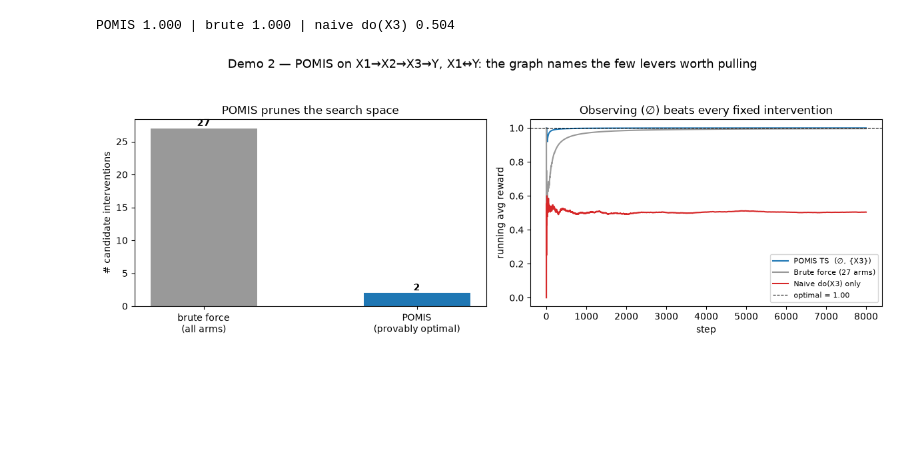
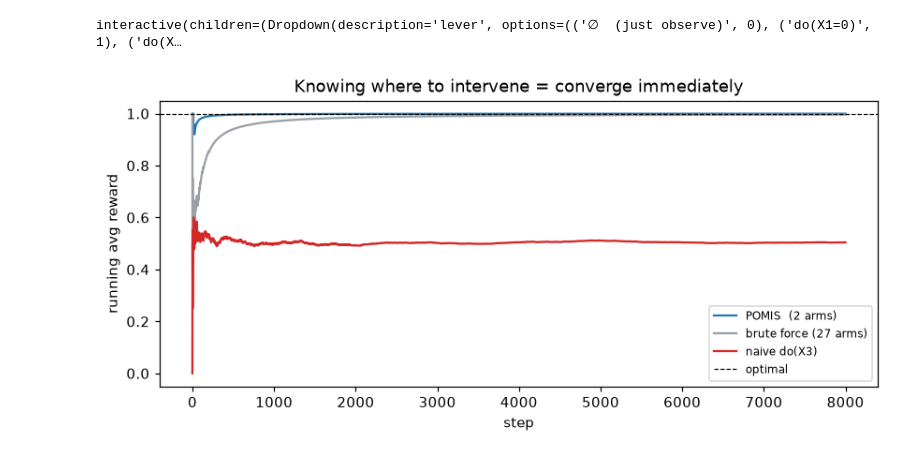
Before and after one commit to raphaelrrcoelho/causalrl, a Jupyter notebook: examples/presentation/causal_rl_presentation.ipynb, the cells around one changed output. Cells and saved outputs as stored; diff of their text form; code cells hidden in the pictures; blank space fills up the shorter version.

```diff
--- a/examples/presentation/causal_rl_presentation.ipynb
+++ b/examples/presentation/causal_rl_presentation.ipynb
@@ -135,50 +225,52 @@ optimal value: 1.0
+# %%
+# ▶ live: pick any lever and read its value + whether POMIS bothered to keep it
+def show_arm(idx):
+    arm = chain_env.arms[idx]
+    val = chain_env.arm_values[idx]
+    keep = in_pomis(arm)
+    bar = "█" * int(round(val * 30))
+    print(f"{arm_label(arm):>22}   value = {val:.3f}  {bar}")
+    print(f"{'':>22}   POMIS keeps this lever? {'YES ✓' if keep else 'no — provably not optimal'}")
+    if not arm:
+        print("\n   ↑ doing nothing but *observing* is the best arm here (the MABUC effect on a chain).")
+
+
+widgets.interact(show_arm,
+                 idx=widgets.Dropdown(options=[(arm_label(a), i) for i, a in enumerate(chain_env.arms)],
+                                      value=0, description="lever"));
+# %% [output]
+interactive(children=(Dropdown(description='lever', options=(('∅  (just observe)', 0), ('do(X1=0)', 1), ('do(X…
 # %%
+# ▶ live + ▦ scoreboard: POMIS agent searches 2 arms, brute force flails over 27
 from causalrl.agents.scbandit import (
-    BruteForceInterventionTS,
-    FixedSetThompsonSampling,
-    POMISThompsonSampling,
+    BruteForceInterventionTS, FixedSetThompsonSampling, POMISThompsonSampling,
 )
 
 
-def run_sc(agent, steps=8000, seed=1):
-    obs, _ = env.reset(seed=seed)
+def tail_reward(agent, steps=8000, seed=1):
+    obs, _ = chain_env.reset(seed=seed)
     rewards = []
     for _ in range(steps):
         a = agent.act(obs)
-        nobs, r, _, _, _ = env.step(a)
+        nobs, r, _, _, _ = chain_env.step(a)
         agent.update(obs, a, r)
         rewards.append(r)
         obs = nobs
     return np.asarray(rewards, float)
 
 
-pomis_r = run_sc(POMISThompsonSampling(env.graph, env.reward, env.arms, seed=0,
-                                       manipulable=env.manipulable))
-brute_r = run_sc(BruteForceInterventionTS(env.arms, seed=0), seed=2)
-naive_r = run_sc(FixedSetThompsonSampling(env.arms, {"X3"}, seed=0), seed=3)
-print(f"POMIS {pomis_r[-2000:].mean():.3f} | brute {brute_r[-2000:].mean():.3f} | "
-      f"naive do(X3) {naive_r[-2000:].mean():.3f}")
+pomis_r = tail_reward(POMISThompsonSampling(chain_env.graph, chain_env.reward, chain_env.arms,
+                                            seed=0, manipulable=chain_env.manipulable))
+brute_r = tail_reward(BruteForceInterventionTS(chain_env.arms, seed=0), seed=2)
+naive_r = tail_reward(FixedSetThompsonSampling(chain_env.arms, {"X3"}, seed=0), seed=3)
+
+fig, ax = plt.subplots(figsize=(9, 3.6))
+ax.plot(np.cumsum(pomis_r) / (np.arange(8000) + 1), color=BLUE, label="POMIS  (2 arms)")
+ax.plot(np.cumsum(brute_r) / (np.arange(8000) + 1), color=GREY, label="brute force (27 arms)")
+ax.plot(np.cumsum(naive_r) / (np.arange(8000) + 1), color=RED, label="naive do(X3)")
+ax.axhline(chain_env.optimal_value, ls="--", c="k", lw=0.8, label="optimal")
+ax.set_xlabel("step"); ax.set_ylabel("running avg reward")
+ax.set_title("Knowing where to intervene = converge immediately"); ax.legend(fontsize=8)
+plt.show()
 # %% [output]
-POMIS 1.000 | brute 1.000 | naive do(X3) 0.504
+[figure, added]
-# %%
-fig, (ax0, ax1) = plt.subplots(1, 2, figsize=(12, 4.4))
-n_arms, n_pomis = env.action_space.n, len(pomis(env.graph, "Y"))
-
-ax0.bar(["brute force\n(all arms)", "POMIS\n(provably optimal)"], [n_arms, n_pomis],
-        color=[GREY, BLUE], width=0.5)
-ax0.set_ylabel("# candidate interventions"); ax0.set_title("POMIS prunes the search space")
-for i, v in enumerate([n_arms, n_pomis]):
-    ax0.text(i, v + 0.4, str(v), ha="center", fontweight="bold")
-
-ax1.plot(running_mean(pomis_r), color=BLUE, label="POMIS TS  (∅, {X3})")
-ax1.plot(running_mean(brute_r), color=GREY, label="Brute force (27 arms)")
-ax1.plot(running_mean(naive_r), color=RED, label="Naive do(X3) only")
-ax1.axhline(env.optimal_value, ls="--", c="k", lw=0.8, label=f"optimal = {env.optimal_value:.2f}")
-ax1.set_xlabel("step"); ax1.set_ylabel("running avg reward")
-ax1.set_title("Observing (∅) beats every fixed intervention"); ax1.legend(loc="lower right", fontsize=8)
-
-fig.suptitle("Demo 2 — POMIS on X1→X2→X3→Y, X1↔Y: the graph names the few levers worth pulling",
-             fontsize=13)
-fig.tight_layout(rect=(0, 0, 1, 0.93)); plt.show()
-# %% [output]
-[figure, removed]
```
Also changed, not shown: parts of 25 cells of this notebook, 2 other files.
